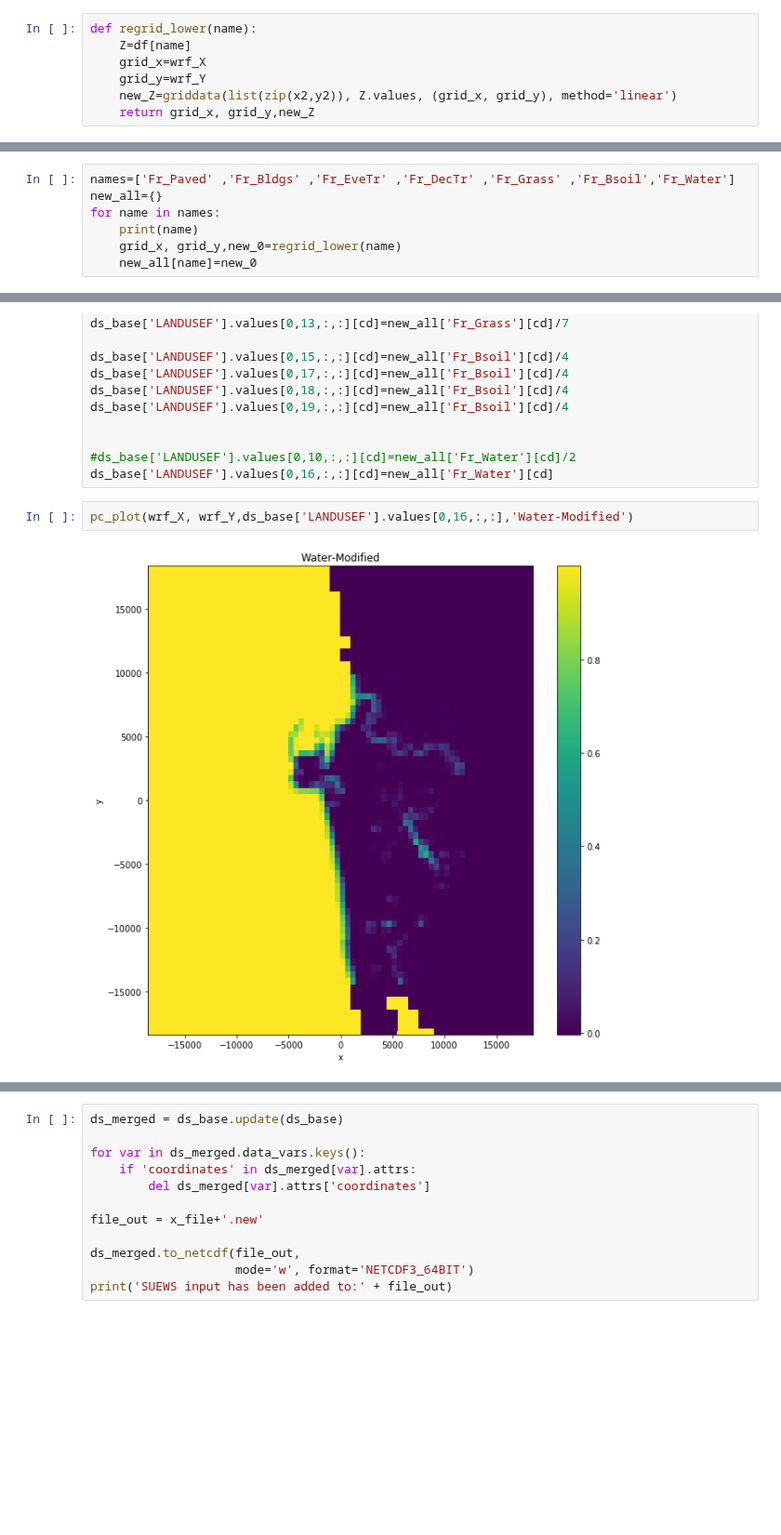
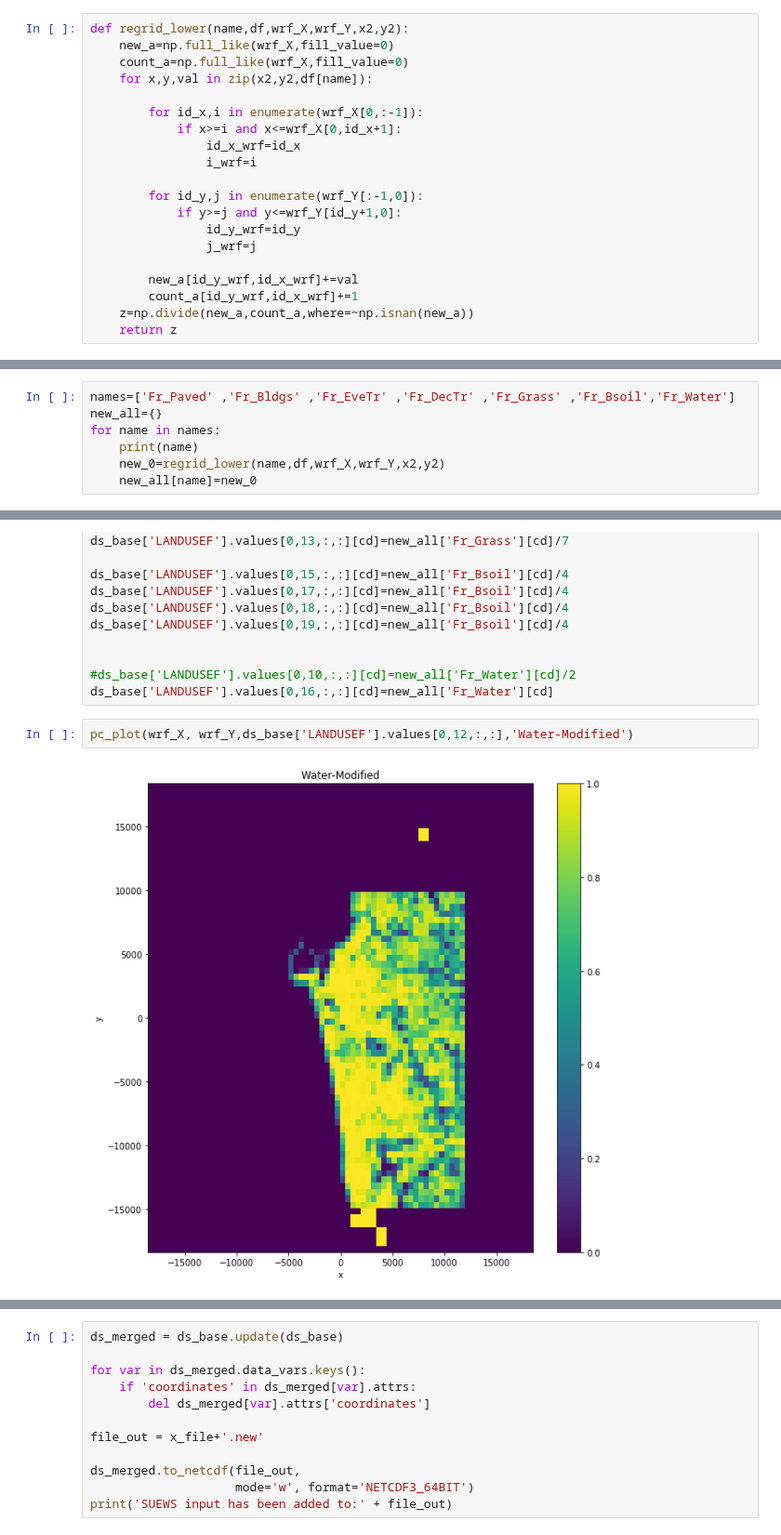
Before and after one commit to Urban-Meteorology-Reading/WRF-SUEWS, a Jupyter notebook: input-processor/pre-processor-SL/Other_modifies/Colombo/land_use.ipynb, the cells around one changed output, grey strips where cells are left out. Shown at 93% size. Drawn from its saved outputs; the diff is of its cells as text; blank space fills up the shorter version.

```diff
--- a/input-processor/pre-processor-SL/Other_modifies/Colombo/land_use.ipynb
+++ b/input-processor/pre-processor-SL/Other_modifies/Colombo/land_use.ipynb
@@ -54,13 +68,26 @@ def pc_plot(grid_x, grid_y,new_Z,name):
     plt.ylabel('y')
     plt.xlabel('x')
     plt.savefig('fig/'+name+'.png', dpi=300, bbox_inches='tight', pad_inches=0.01)
-# %%
-def regrid_lower(name):
-    Z=df[name]
-    grid_x=wrf_X
-    grid_y=wrf_Y
-    new_Z=griddata(list(zip(x2,y2)), Z.values, (grid_x, grid_y), method='linear')
-    return grid_x, grid_y,new_Z
+# %%
+def regrid_lower(name,df,wrf_X,wrf_Y,x2,y2):
+    new_a=np.full_like(wrf_X,fill_value=0)
+    count_a=np.full_like(wrf_X,fill_value=0)
+    for x,y,val in zip(x2,y2,df[name]):
+
+        for id_x,i in enumerate(wrf_X[0,:-1]):
+            if x>=i and x<=wrf_X[0,id_x+1]:
+                id_x_wrf=id_x
+                i_wrf=i
+
+        for id_y,j in enumerate(wrf_Y[:-1,0]):
+            if y>=j and y<=wrf_Y[id_y+1,0]:
+                id_y_wrf=id_y
+                j_wrf=j
+
+        new_a[id_y_wrf,id_x_wrf]+=val
+        count_a[id_y_wrf,id_x_wrf]+=1
+    z=np.divide(new_a,count_a,where=~np.isnan(new_a))
+    return z
 # %%
 pc_plot(wrf_X, wrf_Y,ds_base['LANDUSEF'].values[0,16,:,:],'Water-MODIS')
 # %% [output]
@@ -70,7 +97,7 @@ names=['Fr_Paved' ,'Fr_Bldgs' ,'Fr_EveTr' ,'Fr_DecTr' ,'Fr_Grass' ,'Fr_Bsoil','F
 new_all={}
 for name in names:
     print(name)
-    grid_x, grid_y,new_0=regrid_lower(name)
+    new_0=regrid_lower(name,df,wrf_X,wrf_Y,x2,y2)
     new_all[name]=new_0
 # %% [output]
 Fr_Paved
@@ -110,6 +137,6 @@ ds_base['LANDUSEF'].values[0,19,:,:][cd]=new_all['Fr_Bsoil'][cd]/4
 #ds_base['LANDUSEF'].values[0,10,:,:][cd]=new_all['Fr_Water'][cd]/2
 ds_base['LANDUSEF'].values[0,16,:,:][cd]=new_all['Fr_Water'][cd]
 # %%
-pc_plot(wrf_X, wrf_Y,ds_base['LANDUSEF'].values[0,16,:,:],'Water-Modified')
+pc_plot(wrf_X, wrf_Y,ds_base['LANDUSEF'].values[0,12,:,:],'Water-Modified')
 # %% [output]
-[figure, old version]
+[figure, new version]
```
Also changed, not shown: parts of 13 cells of this notebook, 21 other files.
